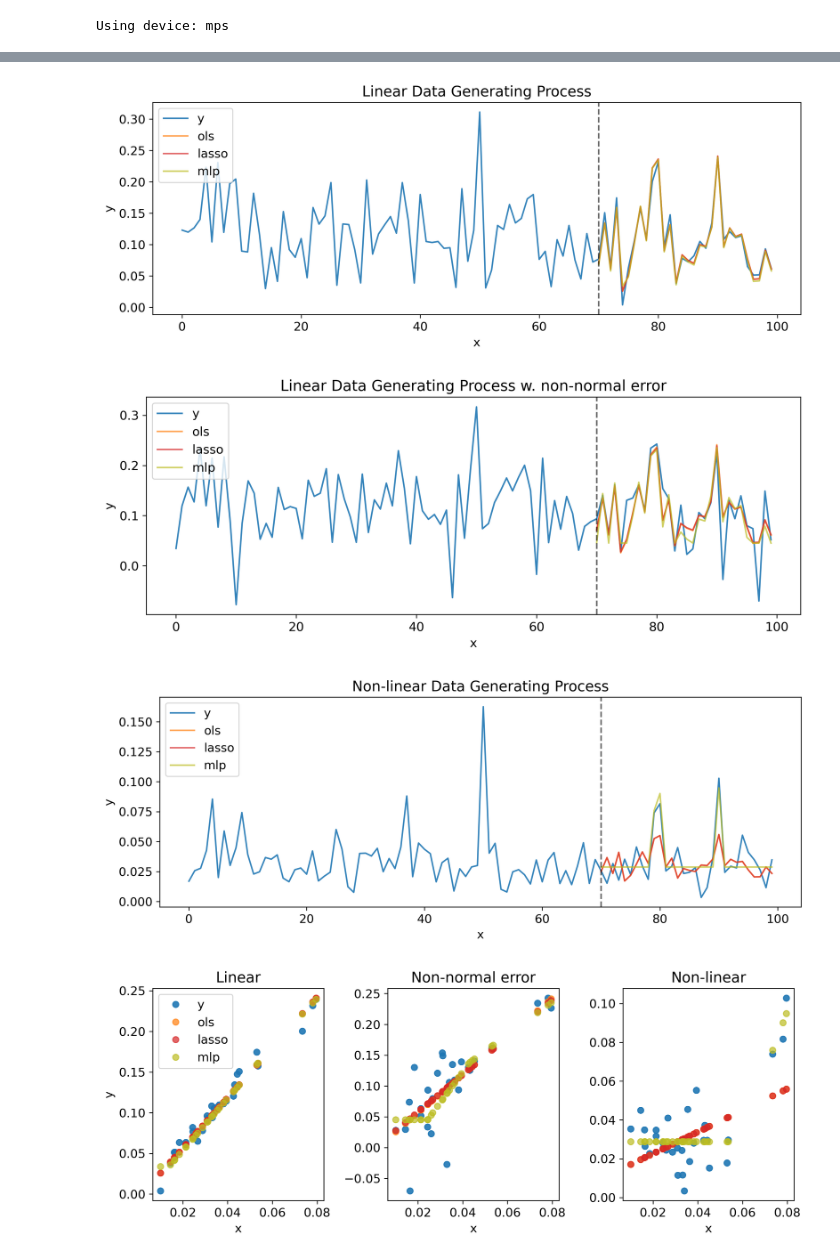
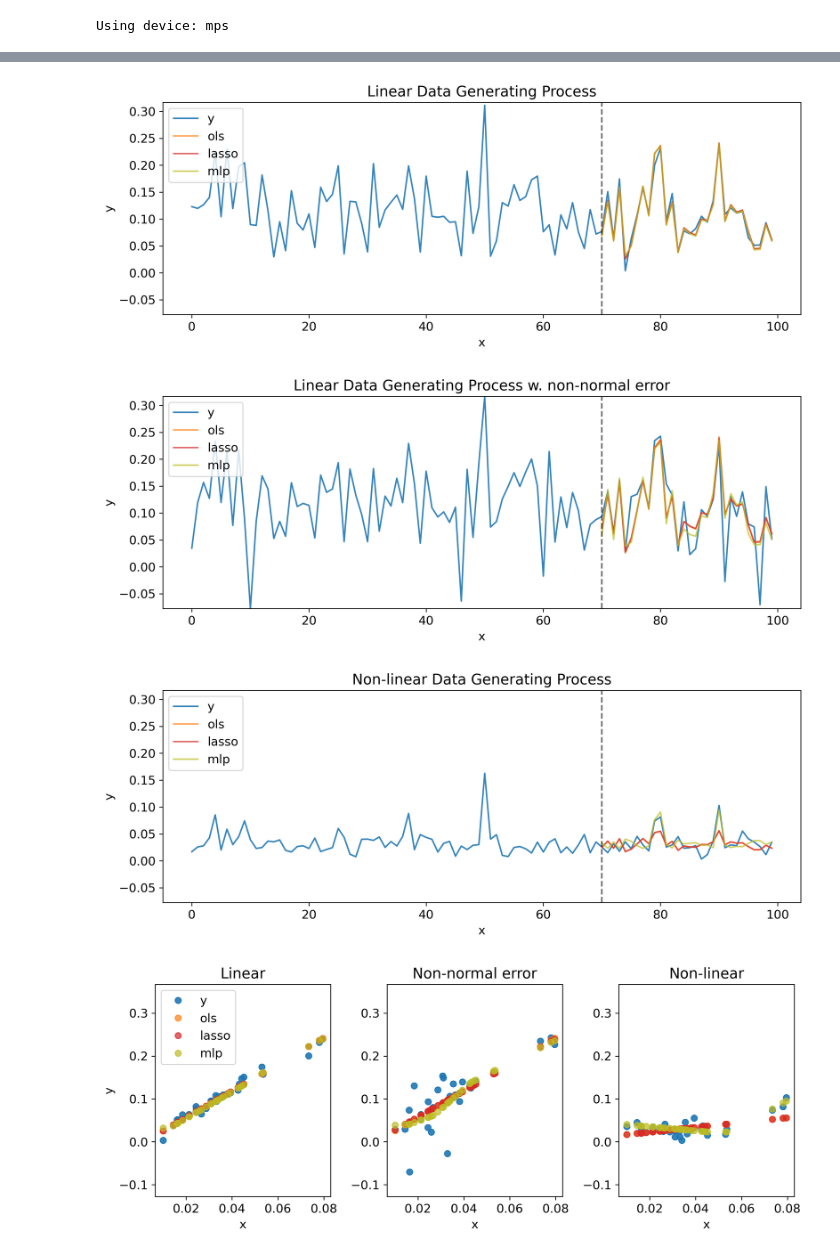
Before and after one commit to johanoelgaard/MastersThesis, a Jupyter notebook: simulation.ipynb, the cells around one changed output, grey strips where cells are left out. Drawn from its saved outputs; the diff is of its cells as text; code cells hidden in the pictures.

```diff
--- a/simulation.ipynb
+++ b/simulation.ipynb
@@ -244,9 +277,10 @@ print("Using device:", device)
 
 # general hyperparameters
 input_dim = x_train_mlp.shape[1]
-hidden_depth = 1
+hidden_depth = 1 # excluding output layer
 hidden_width = 2 # int for all being equal width; list for different widths
 learning_rate = 1e-3
+activation_fun = nn.ReLU # nn.ReLU nn.Tanh nn.Sigmoid nn.LeakyReLU nn.Identity
 
 # general critereon and regularization parameters
 criterion = nn.MSELoss()
@@ -281,7 +315,7 @@ val_loader = DataLoader(val_dataset,
                         # shuffle=False
                         )
 
-model1 = MLPModel(input_dim,depth=hidden_depth,width=hidden_width).to(device)
+model1 = MLPModel(input_dim,depth=hidden_depth,width=hidden_width, activation=activation_fun).to(device)
 
 optimizer = optim.Adam(model1.parameters(), lr=1e-3)
 
@@ -402,7 +436,7 @@ val_loader = DataLoader(val_dataset,
                         # shuffle=False
                         )
 
-model2 = MLPModel(input_dim,depth=hidden_depth,width=hidden_width).to(device)
+model2 = MLPModel(input_dim,depth=hidden_depth,width=hidden_width, activation=activation_fun).to(device)
 
 optimizer = optim.Adam(model2.parameters(), lr=1e-3)
 
@@ -515,7 +549,7 @@ val_loader = DataLoader(val_dataset,
                         # shuffle=False
                         )
 
-model3 = MLPModel(input_dim,depth=hidden_depth,width=hidden_width).to(device)
+model3 = MLPModel(input_dim,depth=hidden_depth,width=hidden_width,activation=activation_fun).to(device)
 
 optimizer = optim.Adam(model3.parameters(), lr=1e-3)
 
@@ -630,12 +664,13 @@ plt.legend(loc='upper left')
 plt.xlabel("x")
 plt.ylabel("y")
 plt.title("Linear Data Generating Process")
+plt.ylim(y_min, y_max)
 plt.tight_layout()
 plt.savefig('output/linear.png', dpi=300)
 plt.show()
 plt.close()
 # %% [output]
-[figure, old version]
+[figure, new version]
 # %%
 n_train = np.arange(len(x_train))
 n_test  = np.arange(len(x_train), len(x))
@@ -654,12 +689,13 @@ plt.legend(loc='upper left')
 plt.xlabel("x")
 plt.ylabel("y")
 plt.title("Linear Data Generating Process w. non-normal error")
+plt.ylim(y_min, y_max)
 plt.tight_layout()
 plt.savefig('output/linear-non-normal.png', dpi=300)
 plt.show()
 plt.close()
 # %% [output]
-[figure, old version]
+[figure, new version]
 # %%
 plt.plot(n_full, y3, label='y', color='C0', alpha=0.9)
 # plt.plot(n_full, x[:,1], label='x', color='C6', alpha=0.7)
@@ -674,6 +710,7 @@ plt.legend(loc='upper left')
 plt.xlabel("x")
 plt.ylabel("y")
 plt.title("Non-linear Data Generating Process")
+plt.ylim(y_min, y_max)
 
 plt.tight_layout()
 plt.savefig('output/non-linear-simul.png', dpi=300)
@@ -682,7 +719,7 @@ plt.savefig('output/non-linear-simul.png', dpi=300)
 plt.show()
 plt.close()
 # %% [output]
-[figure, old version]
+[figure, new version]
 # %%
 # plot the simulations
 plt.subplot(1, 3, 1)
@@ -690,35 +727,38 @@ plt.plot(x_test[:,1], y1_test, 'o', label='y', color='C0', alpha=0.9)
 plt.plot(x_test[:,1], ols_pred1, 'o', label='ols', color='C1', alpha=0.7)
 plt.plot(x_test[:,1], lasso_pred1, 'o', label='lasso', color='C3',  alpha=0.7)
 plt.plot(x_test[:,1], mlp_pred1, 'o', label='mlp', color='C8', alpha=0.7)
+plt.ylim(y_min, y_max)
 plt.legend(loc='upper left')
 plt.xlabel('x')
 plt.ylabel('y')
 plt.title('Linear')
 
 plt.subplot(1, 3, 2)
 plt.plot(x_test[:,1], y2_test, 'o', label='test', color='C0', alpha=0.9)
 plt.plot(x_test[:,1], ols_pred2, 'o', label='ols', color='C1', alpha=0.7)
 plt.plot(x_test[:,1], lasso_pred2, 'o', label='lasso', color='C3',  alpha=0.7)
 plt.plot(x_test[:,1], mlp_pred2, 'o', label='mlp', color='C8', alpha=0.7)
+plt.ylim(y_min, y_max)
 plt.xlabel('x')
 plt.title('Non-normal error')
 
 plt.subplot(1, 3, 3)
 plt.plot(x_test[:,1], y3_test, 'o', label='test', color='C0', alpha=0.9)
 plt.plot(x_test[:,1], ols_pred3, 'o', label='ols', color='C1', alpha=0.7)
 plt.plot(x_test[:,1], lasso_pred3, 'o', label='lasso', color='C3',  alpha=0.7)
 plt.plot(x_test[:,1], mlp_pred3, 'o', label='mlp',  color='C8', alpha=0.7)
+plt.ylim(y_min, y_max)
 plt.xlabel('x')
 plt.title('Non-linear')
 
 plt.tight_layout()
 
 plt.savefig('output/simulation-scatter.png', dpi=300)
 
 plt.show()
 plt.close()
 # %% [output]
-[figure, old version]
+[figure, new version]
 # %%
 # calculate the root mean squared error for each
 rmse_ols1 = np.sqrt(np.mean((y1_test - ols_pred1)**2))
```
Also changed, not shown: parts of 47 cells of this notebook, 9 other files.
